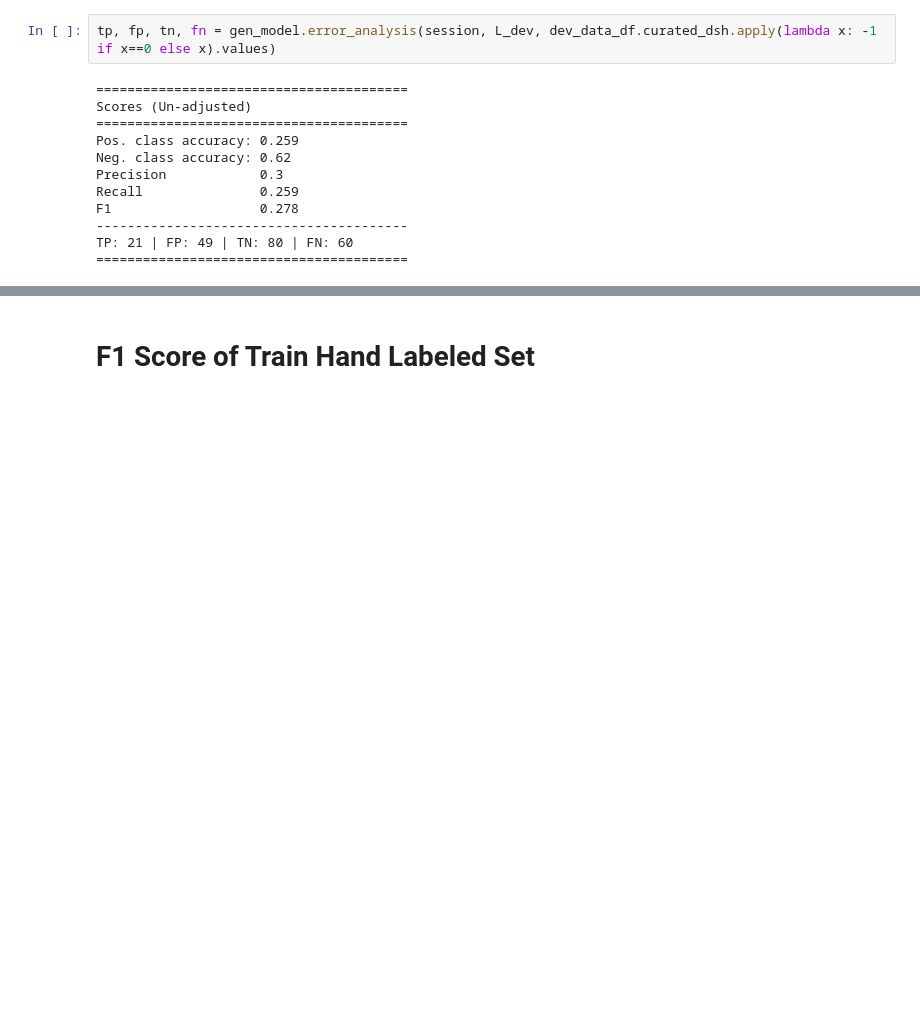
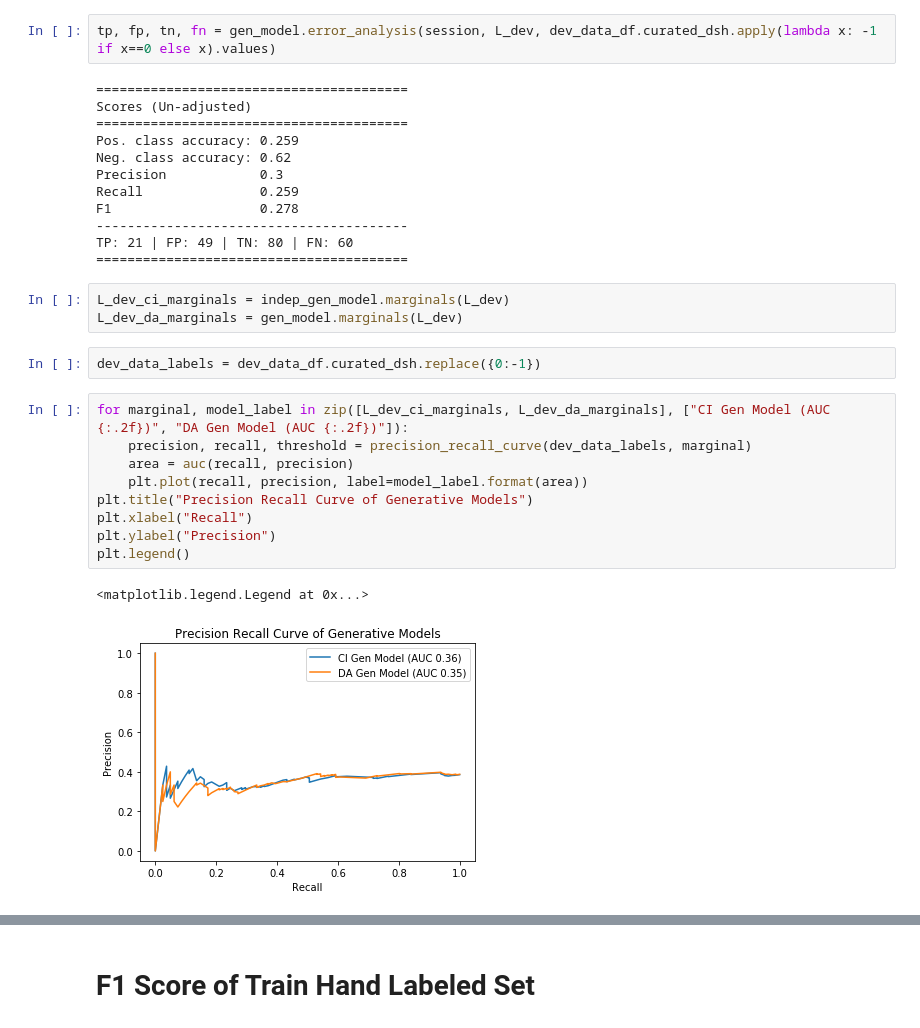
Before and after one commit to greenelab/snorkeling, a Jupyter notebook: All_Relationships/3.model-label-functions.ipynb, the cells around one changed output, grey strips where cells are left out. Saved outputs shown, nothing was run; the diff lists cells and outputs as text; blank space fills up the shorter version.

```diff
--- a/All_Relationships/3.model-label-functions.ipynb
+++ b/All_Relationships/3.model-label-functions.ipynb
@@ -273,3 +273,20 @@ F1                   0.278
 ----------------------------------------
 TP: 21 | FP: 49 | TN: 80 | FN: 60
 ========================================
+# %%
+L_dev_ci_marginals = indep_gen_model.marginals(L_dev)
+L_dev_da_marginals = gen_model.marginals(L_dev)
+# %%
+dev_data_labels = dev_data_df.curated_dsh.replace({0:-1})
+# %%
+for marginal, model_label in zip([L_dev_ci_marginals, L_dev_da_marginals], ["CI Gen Model (AUC {:.2f})", "DA Gen Model (AUC {:.2f})"]):
+    precision, recall, threshold = precision_recall_curve(dev_data_labels, marginal)
+    area = auc(recall, precision)
+    plt.plot(recall, precision, label=model_label.format(area))
+plt.title("Precision Recall Curve of Generative Models")
+plt.xlabel("Recall")
+plt.ylabel("Precision")
+plt.legend()
+# %% [output]
+<matplotlib.legend.Legend at 0x...>
+[figure, added]
```
Also changed, not shown: parts of 16 cells of this notebook, 1 other file.
